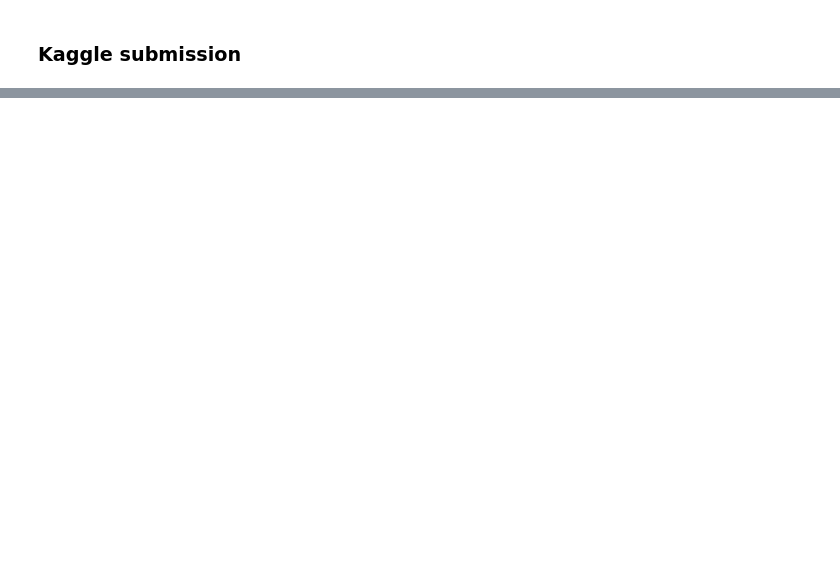
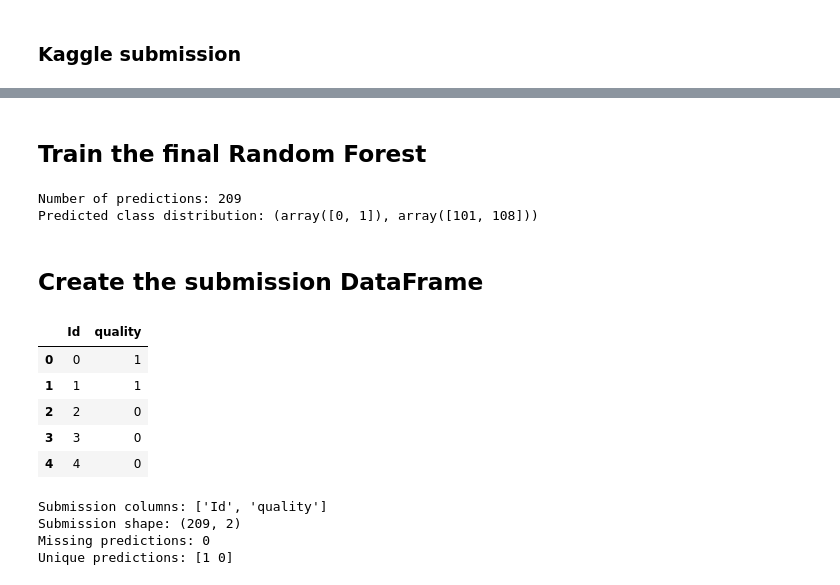
Before and after one commit to simatabatabaei-coder/Classification-of-Wine, a Jupyter notebook: CA3_template.ipynb, the cells around one changed output, grey strips where cells are left out. Drawn from its saved outputs; the diff is of its cells as text; code cells hidden in the pictures; blank space fills up the shorter version.

```diff
--- a/CA3_template.ipynb
+++ b/CA3_template.ipynb
@@ -911,0 +932,67 @@ The final model will now be trained using the complete training dataset before g
+# %% [markdown]
+## Train the final Random Forest
+# %%
+# Create the final Random Forest classifier using
+# the best hyperparameters found during model evaluation
+final_model = RandomForestClassifier(
+    criterion="gini",
+    n_estimators=200,
+    max_depth=None,
+    random_state=1
+)
+
+# Train the final model using the complete training dataset
+# X contains the 11 physicochemical input features
+# y contains the corresponding wine quality labels
+final_model.fit(X, y)
+
+# Use the trained model to predict the quality
+# of all samples in the Kaggle test dataset
+test_predictions = final_model.predict(X_test)
+
+# Check that the number of predictions matches
+# the number of samples in the test dataset
+print("Number of predictions:", len(test_predictions))
+
+# Check the distribution of the predicted classes
+print(
+    "Predicted class distribution:",
+    np.unique(test_predictions, return_counts=True)
+)
+# %% [output]
+Number of predictions: 209
+Predicted class distribution: (array([0, 1]), array([101, 108]))
+# %% [markdown]
+## Create the submission DataFrame
+# %%
+# Create the final Kaggle submission
+# Use the ID values from the provided sample submission,
+# because these are the IDs expected by Kaggle.
+submission = pd.DataFrame({
+    "Id": sample_submission["ID"],
+    "quality": test_predictions
+})
+
+# Display the first rows
+display(submission.head())
+
+# Check the final structure
+print("Submission columns:", submission.columns.tolist())
+print("Submission shape:", submission.shape)
+
+# Check for missing values
+print("Missing predictions:", submission["quality"].isnull().sum())
+
+# Check the predicted classes
+print("Unique predictions:", submission["quality"].unique())
+# %% [output]
+|  | Id | quality |
+| 0 | 0 | 1 |
+| 1 | 1 | 1 |
+| 2 | 2 | 0 |
+| 3 | 3 | 0 |
+| 4 | 4 | 0 |
+Submission columns: ['Id', 'quality']
+Submission shape: (209, 2)
+Missing predictions: 0
+Unique predictions: [1 0]
```
Also changed, not shown: parts of 21 cells of this notebook, 3 other files.
